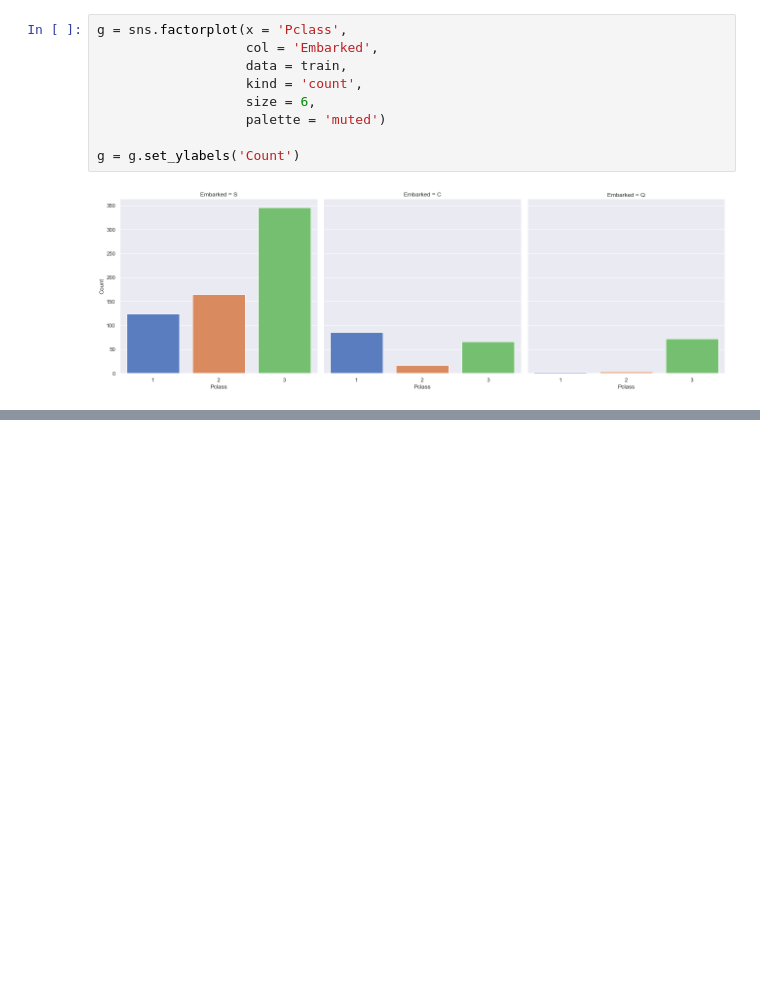
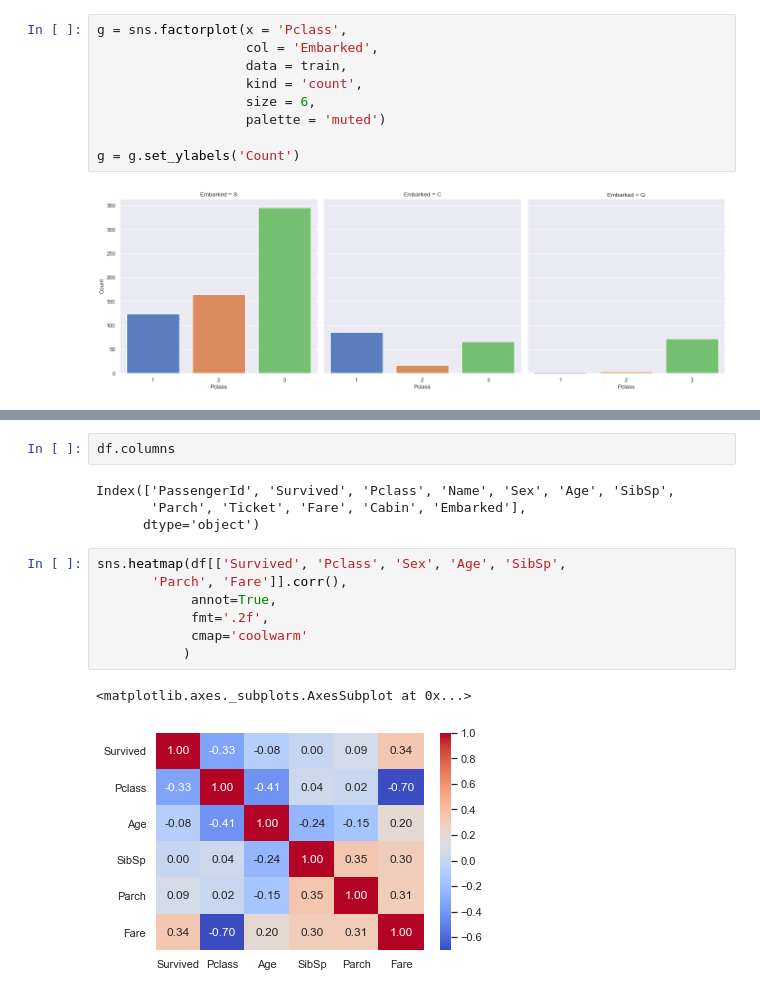
Before and after one commit to pksvv/pyMLEnsemble, a Jupyter notebook: Kaggle-Titanic.ipynb, the cells around one changed output, grey strips where cells are left out. Drawn from its saved outputs; the diff is of its cells as text; blank space fills up the shorter version.

```diff
--- a/Kaggle-Titanic.ipynb
+++ b/Kaggle-Titanic.ipynb
@@ -352,0 +371,16 @@ g = g.set_ylabels('Count')
+# %%
+df.columns
+# %% [output]
+Index(['PassengerId', 'Survived', 'Pclass', 'Name', 'Sex', 'Age', 'SibSp',
+       'Parch', 'Ticket', 'Fare', 'Cabin', 'Embarked'],
+      dtype='object')
+# %%
+sns.heatmap(df[['Survived', 'Pclass', 'Sex', 'Age', 'SibSp',
+       'Parch', 'Fare']].corr(),
+            annot=True,
+            fmt='.2f',
+            cmap='coolwarm'
+           )
+# %% [output]
+<matplotlib.axes._subplots.AxesSubplot at 0x...>
+[figure, added]
```
Also changed, not shown: parts of 9 cells of this notebook.
